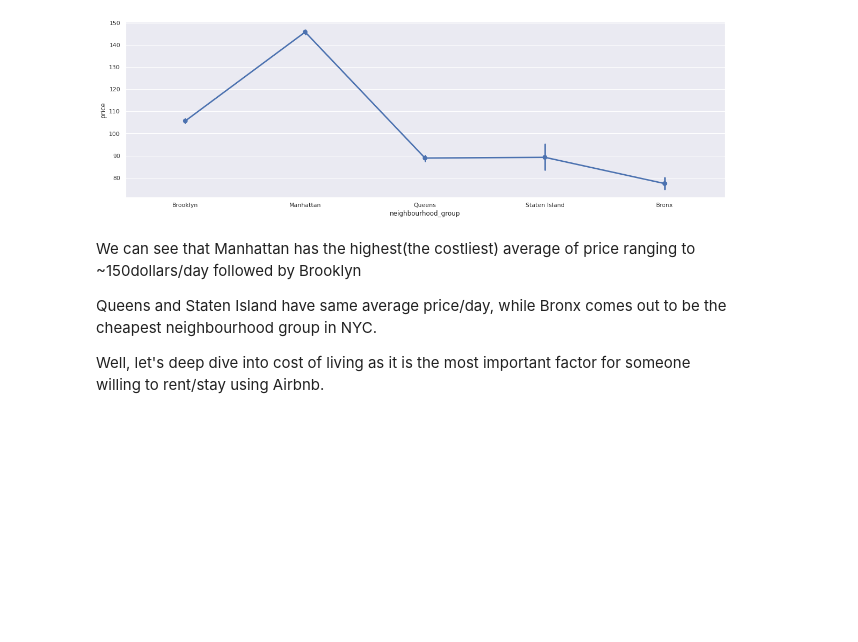
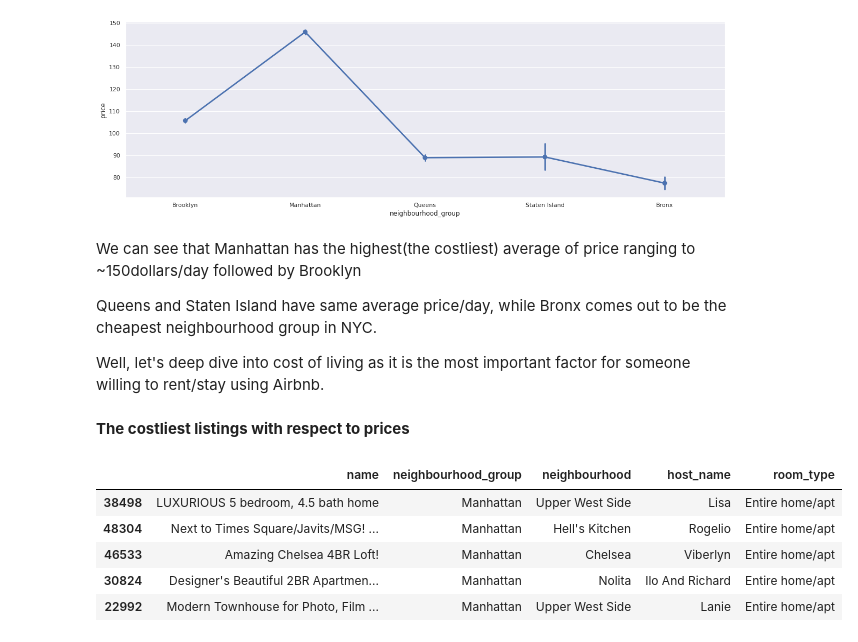
Before and after one commit to harishkollana/Airbnb-Capstone-Project, a Jupyter notebook: Airbnb_Capstone.ipynb, the cells around one changed output. Saved outputs shown, nothing was run; the diff lists cells and outputs as text; code cells hidden in the pictures; blank space fills up the shorter version.

```diff
--- a/Airbnb_Capstone.ipynb
+++ b/Airbnb_Capstone.ipynb
@@ -797,3 +797,14 @@ We can see that Manhattan has the highest(the costliest) average of price rangin
 Queens and Staten Island have same average price/day, while Bronx comes out to be the cheapest neighbourhood group in NYC.
 
 Well, let's deep dive into cost of living as it is the most important factor for someone willing to rent/stay using Airbnb.
+# %% [markdown]
+**The costliest listings with respect to prices**
+# %%
+quantile_df.nlargest(5,'price')[['name','neighbourhood_group','neighbourhood','host_name','room_type']]
+# %% [output]
+|  | name | neighbourhood_group | neighbourhood | host_name | room_type |
+| 38498 | LUXURIOUS 5 bedroom, 4.5 bath home | Manhattan | Upper West Side | Lisa | Entire home/apt |
+| 48304 | Next to Times Square/Javits/MSG! ... | Manhattan | Hell's Kitchen | Rogelio | Entire home/apt |
+| 46533 | Amazing Chelsea 4BR Loft! | Manhattan | Chelsea | Viberlyn | Entire home/apt |
+| 30824 | Designer's Beautiful 2BR Apartmen... | Manhattan | Nolita | Ilo And Richard | Entire home/apt |
+| 22992 | Modern Townhouse for Photo, Film ... | Manhattan | Upper West Side | Lanie | Entire home/apt |
```
Also changed, not shown: parts of 32 cells of this notebook.
